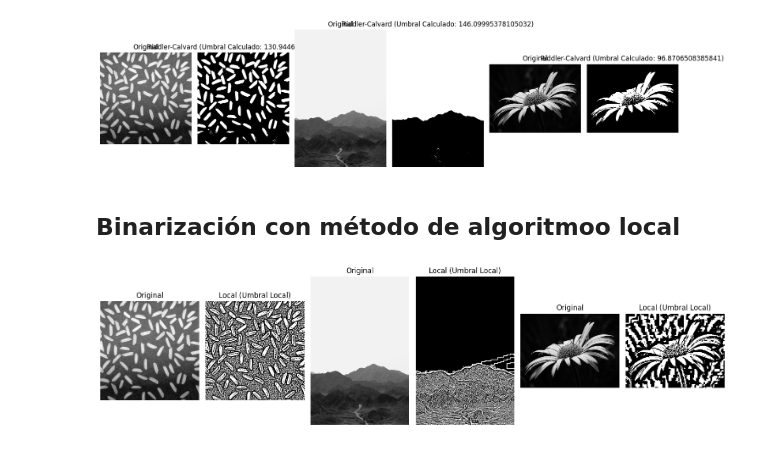
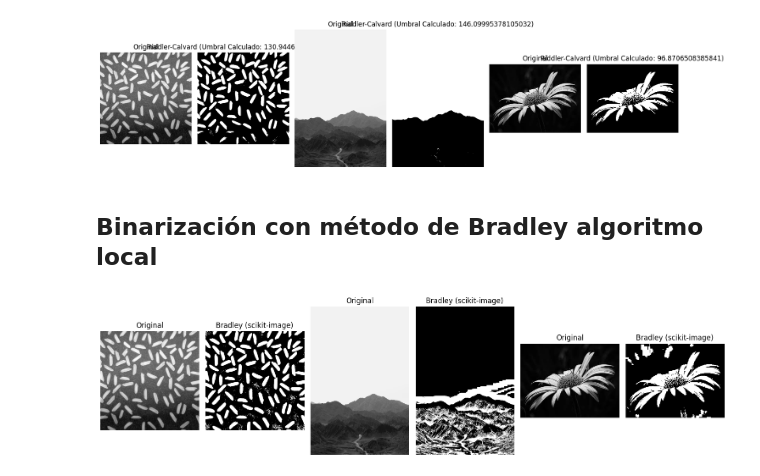
Before and after one commit to Jack200133/ImageProcessing_LAB1_ComputerVision, a Jupyter notebook: Ejercicio4.ipynb, the cells around one changed output. Drawn from its saved outputs; the diff is of its cells as text; code cells hidden in the pictures.

Commit message:
binarizacin local con bradley

```diff
--- a/Ejercicio4.ipynb
+++ b/Ejercicio4.ipynb
@@ -171,60 +153,43 @@ plt.show()
 # %% [output]
 [figure]
 # %% [markdown]
-## Binarización con método de algoritmoo local
+## Binarización con método de Bradley algoritmo local
 # %%
 from PIL import Image
 import numpy as np
 import matplotlib.pyplot as plt
-
-def local_thresholding(image_array, window_size):
-    height, width = image_array.shape
-    segmented_image = np.zeros_like(image_array, dtype=np.uint8)
-
-    for y in range(height):
-        for x in range(width):
-            # Definir límites de la ventana
-            y_start, y_end = max(0, y - window_size // 2), min(height, y + window_size // 2 + 1)
-            x_start, x_end = max(0, x - window_size // 2), min(width, x + window_size // 2 + 1)
-
-            # Extraer la región local
-            local_region = image_array[y_start:y_end, x_start:x_end]
-
-            # Calcular el umbral local (usando el promedio de la región local)
-            local_threshold = np.mean(local_region)
-
-            # Aplicar el umbral local
-            segmented_image[y, x] = 255 if image_array[y, x] > local_threshold else 0
-
-    return segmented_image
+from skimage.filters import threshold_local
 
 # Lista de rutas de imágenes
 image_paths = ['./Imgs/rice.jpg', './Imgs/mountain.jpg', './Imgs/planta.jpg']
 
 # Crear un subplot para cada imagen
 fig, axes = plt.subplots(1, len(image_paths) * 2, figsize=(15, 5))
 
 # Tamaño de la ventana deslizante
-window_size = 15
+window_size = 101
 
 for i, image_path in enumerate(image_paths):
     # Cargar la imagen
     image = Image.open(image_path).convert('L')  # Convertir a escala de grises
     image_array = np.array(image)
 
-    # Segmentar la imagen localmente
-    segmented_image_local = local_thresholding(image_array, window_size)
+    # Calcular el umbral de Bradley con scikit-image
+    bradley_thresh = threshold_local(image_array, block_size=window_size, method='mean', offset=0)
+
+    # Binarizar la imagen usando el umbral de Bradley
+    segmented_image_bradley = image_array > bradley_thresh
 
     # Mostrar la imagen original y la segmentada en el subplot correspondiente
     axes[i * 2].imshow(image, cmap='gray')
     axes[i * 2].set_title(f'Original')
     axes[i * 2].axis('off')
 
-    axes[i * 2 + 1].imshow(segmented_image_local, cmap='gray')
-    axes[i * 2 + 1].set_title(f'Local (Umbral Local)')
+    axes[i * 2 + 1].imshow(segmented_image_bradley, cmap='gray')
+    axes[i * 2 + 1].set_title(f'Bradley (scikit-image)')
     axes[i * 2 + 1].axis('off')
 
 plt.tight_layout()
 plt.show()
 # %% [output]
-[figure, old version]
+[figure, new version]
```
Also changed, not shown: parts of 1 cell of this notebook.
